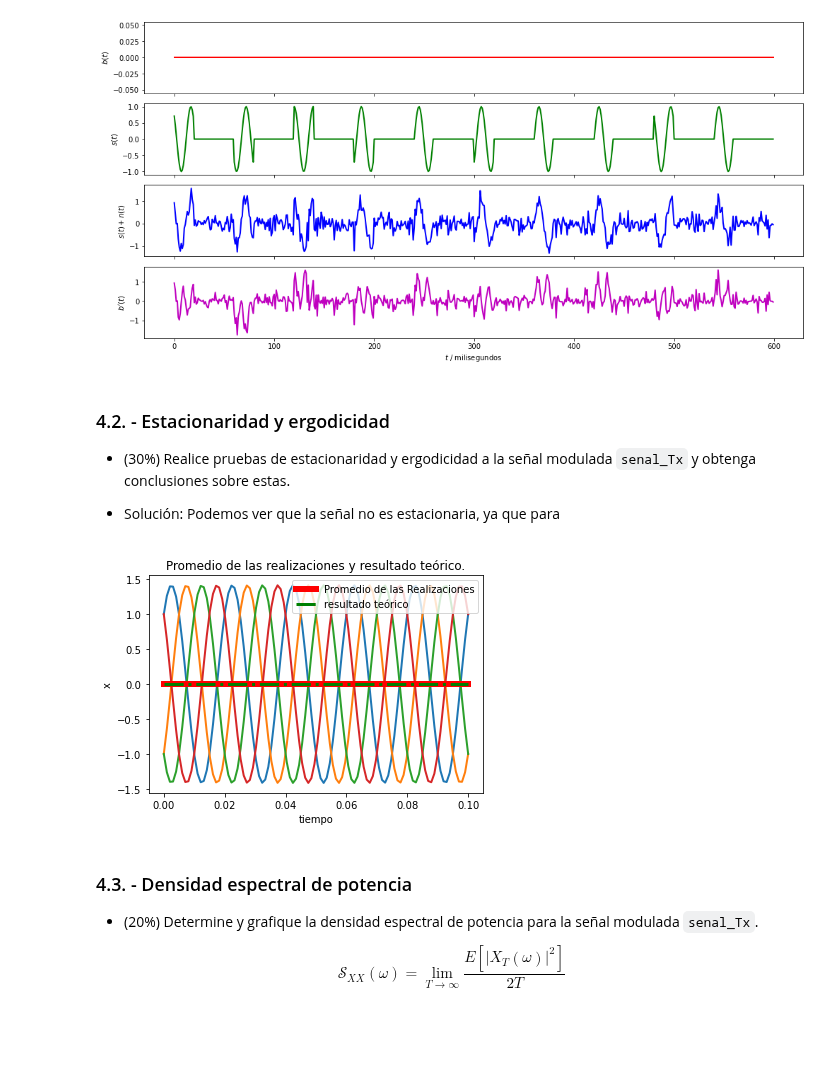
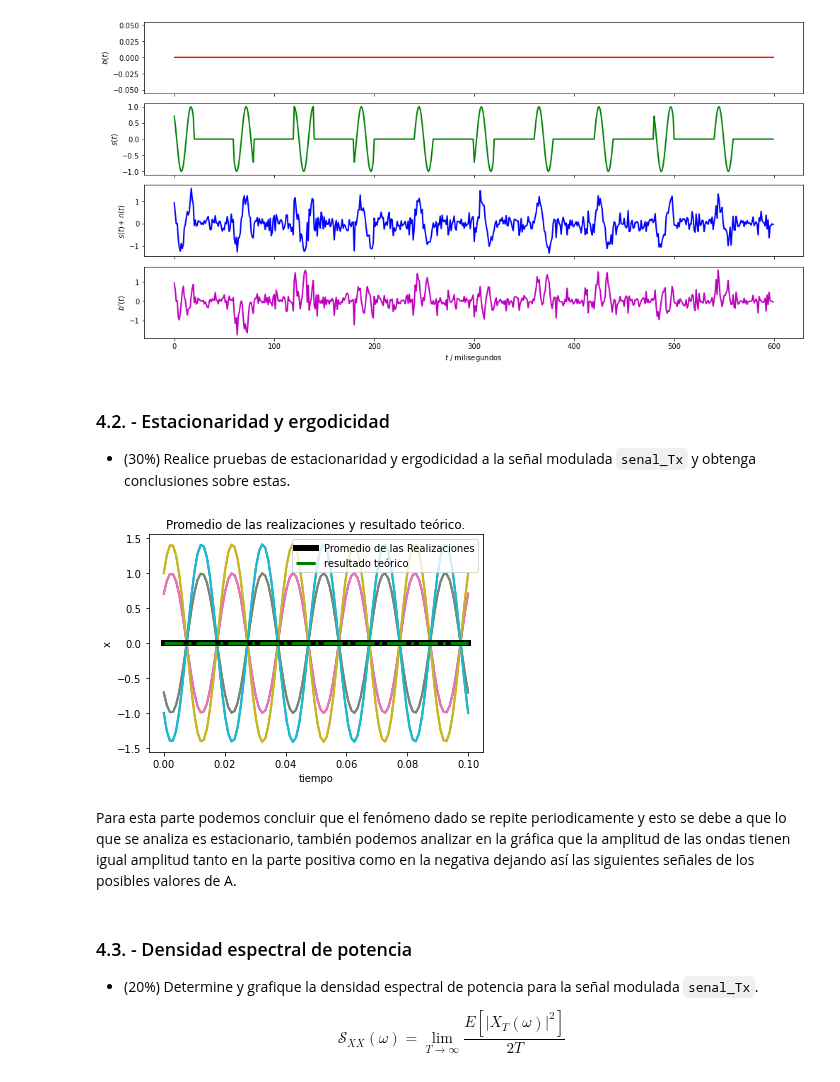
Before and after one commit to Navokov/Tema4, a Jupyter notebook: P4.ipynb, the cells around one changed output. Cells and saved outputs as stored; diff of their text form; code cells hidden in the pictures; blank space fills up the shorter version.

Commit message:
Versión para entregar
Versión final del proyecto 4, grupo 10.

```diff
--- a/P4.ipynb
+++ b/P4.ipynb
@@ -965,8 +965,6 @@ plt.show()
 ### 4.2. - Estacionaridad y ergodicidad
 
 * (30%) Realice pruebas de estacionaridad y ergodicidad a la señal modulada `senal_Tx` y obtenga conclusiones sobre estas.
-
-* Solución: Podemos ver que la señal no es estacionaria, ya que para
 # %%
 import numpy as np
 import matplotlib.pyplot as plt
@@ -975,43 +973,50 @@ import matplotlib.pyplot as plt
 valores más convenientes.'''
 tm = np.linspace(0, 0.1,100)
 
-'''Ahora definimos un rango de los posibles valores del parámetro J.'''
-J = [1,-1]
+'''Ahora definimos un rango de los posibles valores del parámetro A según 8-PSK.'''
+A = [-1,-0.707,0,0.707,1]
 
 '''Seguidamente definimos un parámetro con las formas de onda a través
 del tiempo y lo llamamos Xt'''
 Xt = np.empty((4, len(tm)))
 
-'''Creamos una nueva figura.'''
+'''Creamos una nueva figura y también una variable igualada a 0 y
+a posibles valores de -1 y 1.'''
 plt.figure()
+j = 0
+k = [1, -1, 1, -1, 1]
+
 
 '''Creamos una matriz con los valores posibles xa y xb.'''
-for i in J:
+for i in A:
     xa = i * np.cos(2*(np.pi)*fc*tm) +  i*np.sin(2*(np.pi)*fc*tm)
-    xb = -i * np.cos(2*(np.pi)*fc*tm) +  i*np.sin(2*(np.pi)*fc*tm)
-    Xt[i,:] = xa
-    Xt[i+1,:] = xb
+    xb = -i * np.cos(2*(np.pi)*fc*tm) -  i*np.sin(2*(np.pi)*fc*tm)
+    Xt[k[j],:] = xa
+    Xt[k[j]+1,:] = xb
     plt.plot(tm,xa, lw=2)
     plt.plot(tm, xb, lw=2)
+    j += 1
 
 '''Ahora sacamos el promedio de las realizaciones en todos los
 instantes y nombramos el parámetro Pr.'''
 Pr = [np.mean(Xt[:,i]) for i in range(len(tm))]
-plt.plot(tm, Pr, lw=6,color='r',label='Promedio de las Realizaciones')
+plt.plot(tm, Pr, lw=6,color='k',label='Promedio de las Realizaciones')
 
 '''Ahora procedemos a gráficar el resultado teorico con un
 parámetro llamado rt.'''
 rt = np.mean(senal_Tx)*tm
 plt.plot(tm, rt, '-.', lw=3,color='g',label='resultado teórico')
 
 '''Procedemos a mostrar la gráfica final.'''
 plt.title('Promedio de las realizaciones y resultado teórico.')
 plt.xlabel('tiempo')
 plt.ylabel('x')
 plt.legend()
 plt.show()
 # %% [output]
-[figure, old version]
+[figure, new version]
+# %% [markdown]
+Para esta parte podemos concluir que el fenómeno dado se repite periodicamente y esto se debe a que lo que se analiza es estacionario, también podemos analizar en la gráfica que la amplitud de las ondas tienen igual amplitud tanto en la parte positiva como en la negativa dejando así las siguientes señales de los posibles valores de A.
 # %% [markdown]
 ### 4.3. - Densidad espectral de potencia
 
```
